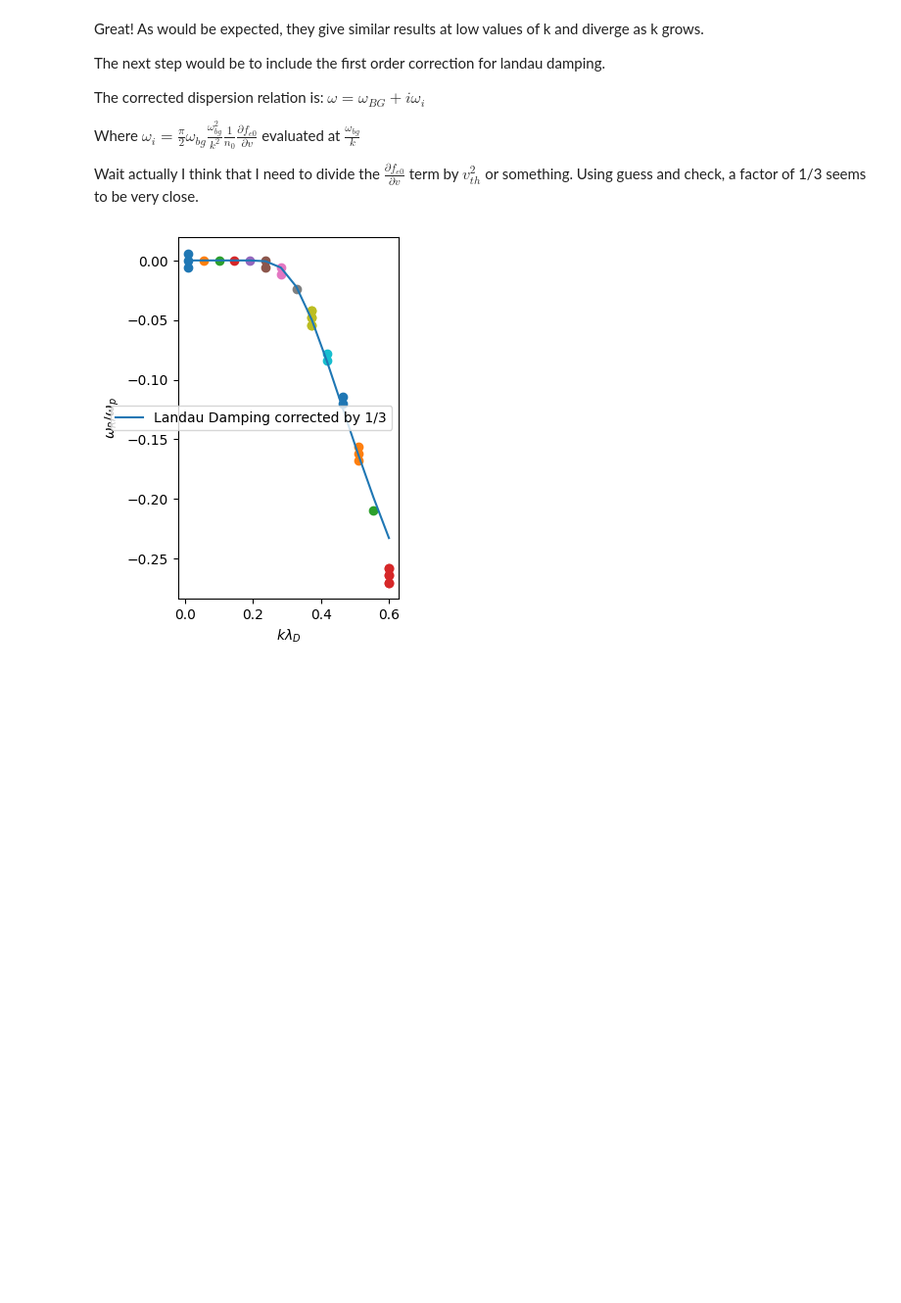
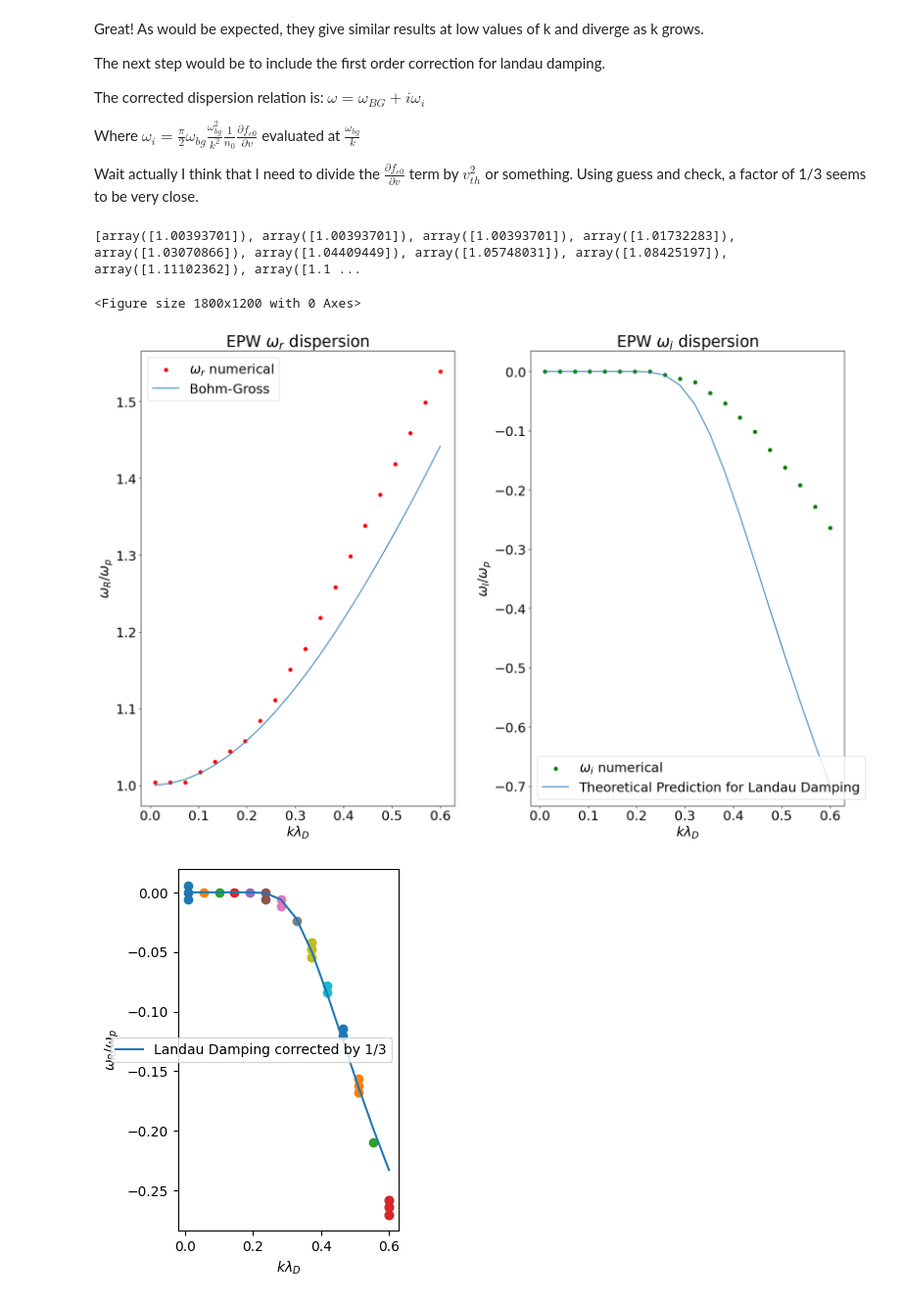
Before and after one commit to dschneidinger/222B_Landau_Damping_2024, a Jupyter notebook: 1-Numerical_solution_kinetic_dispersion_relation/brute_force_kinetic_DR_solver.ipynb, the cells around one changed output. Shown at 98% size. Saved outputs shown, nothing was run; the diff lists cells and outputs as text; code cells hidden in the pictures; blank space fills up the shorter version.

```diff
--- a/1-Numerical_solution_kinetic_dispersion_relation/brute_force_kinetic_DR_solver.ipynb
+++ b/1-Numerical_solution_kinetic_dispersion_relation/brute_force_kinetic_DR_solver.ipynb
@@ -30,17 +30,17 @@ def D_analytic(wr, wi, k0, v0, nb):
         d -= 2j*np.pi/k0**2 * dfBOTdv((wr+1j*wi)/k0, v0, nb)
     return d
 
-def find_w_roots(k0, v0, nb, method = D_analytic):
+def find_w_roots(k0, v0, nb):
     Wr = np.linspace(0,1.7,128)
     Wi = np.linspace(-0.3,0.3,101)
     D_arr = np.zeros((len(Wi), len(Wr)), dtype = complex)
     for i in range(len(Wi)):
         for j in range(len(Wr)):
-            D_arr[i,j] = method(Wr[j], Wi[i], k0=k0, v0 = v0, nb = nb)
+            D_arr[i,j] = D_analytic(Wr[j], Wi[i], k0=k0, v0 = v0, nb = nb)
 
 
     D_arr = np.abs(D_arr)
-    zeros = np.where(D_arr<1.5*D_arr.min())
+    zeros = np.where(D_arr==D_arr.min())
     return Wr[zeros[1]][:], Wi[zeros[0]][:]
 
 
@@ -98,3 +95,8 @@ def bohm_gross(lambda_k):
+# %%
+def bohm_gross(lambda_k):
+    return np.sqrt(1 + 3*lambda_k**2)
+def omega_i_correction(k, v0 = v0, nb = nb):
+    return np.pi/2 * (bohm_gross(k)**3/k**2 )*dfBOTdv(bohm_gross(k)/k,v0,nb) # I think that I don't need to include 1/n0
 # %%
 ax1 = plt.subplot(1,2,1)
 ax1.set_xlabel(r'$k\lambda_D$')
@@ -125,6 +127,49 @@ $\omega = \omega_{BG}+ i \omega_i$
 Where $\omega_i = \frac{\pi}{2} \omega_{bg} \frac{\omega_{bg}^2}{k^2} \frac{1}{n_0} \frac{\partial f_{e0}}{\partial v}$ evaluated at $\frac{\omega_{bg}}{k}$
 
 Wait actually I think that I need to divide the $\frac{\partial f_{e0}}{\partial v}$ term by $v_{th}^2$ or something. Using guess and check, a factor of 1/3 seems to be very close.
+# %%
+plt.rcParams.update({'font.size': 22})
+
+fig1 = plt.figure(figsize=(18,12))
+fig2 = plt.figure(figsize = (18,12))
+ax1 = plt.subplot(1,2,1)
+ax1.set_xlabel(r'$k\lambda_D$')
+ax1.set_ylabel(r'$\omega_R/\omega_p$')
+
+ax2 = plt.subplot(1,2,2)
+ax2.set_xlabel(r'$k\lambda_D$')
+ax2.set_ylabel(r'$\omega_I/\omega_p$')
+
+k0s = np.linspace(0.01,0.6,20)
+
+Ti_over_Te = .025 # Mess around with this parameter to see the T dependence. As one would expect, if Ti gets too small, IAWs are no longer able to propogate
+
+wr_vals = []
+wi_vals = []
+for k0 in k0s:
+    Wrs, Wis = find_w_roots(k0, 0, 0)
+    wr_vals.append(Wrs)
+    wi_vals.append(Wis)
+
+print(wr_vals)
+
+ax1.scatter(k0s, wr_vals, c = 'r', label = '$\omega_r$ numerical')
+ax2.scatter(k0s, wi_vals, c = 'g', label = '$\omega_i$ numerical')
+
+plt.tight_layout(h_pad=3)
+
+ax1.plot(k0s,bohm_gross(k0s), label = 'Bohm-Gross')
+ax2.plot(k0s,omega_i_correction(k0s), label = 'Theoretical Prediction for Landau Damping')
+
+ax1.legend()
+ax2.legend()
+ax1.set_title('EPW $\omega_r$ dispersion')
+ax2.set_title('EPW $\omega_i$ dispersion')
+plt.savefig('EPW dispersion relations with cold ions')
+# %% [output]
+[array([1.00393701]), array([1.00393701]), array([1.00393701]), array([1.01732283]), array([1.03070866]), array([1.04409449]), array([1.05748031]), array([1.08425197]), array([1.11102362]), array([1.1 ...
+<Figure size 1800x1200 with 0 Axes>
+[figure, added]
 # %%
 def omega_i_correction(k, v0 = v0, nb = nb):
     return np.pi/2 * bohm_gross(k)**3/k**2 * 1/3*dfBOTdv(bohm_gross(k)/k,v0,nb) # I think that I don't need to include 1/n0
```
Also changed, not shown: parts of 1 cell of this notebook, 1 other file.
